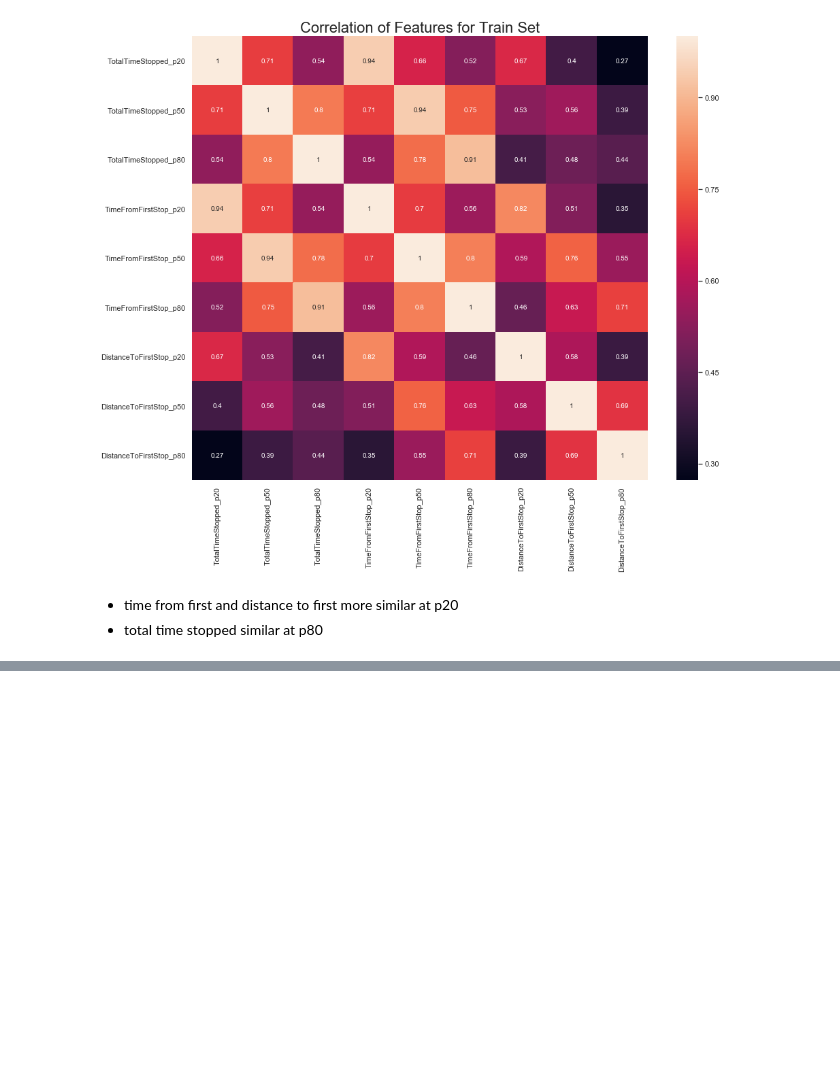
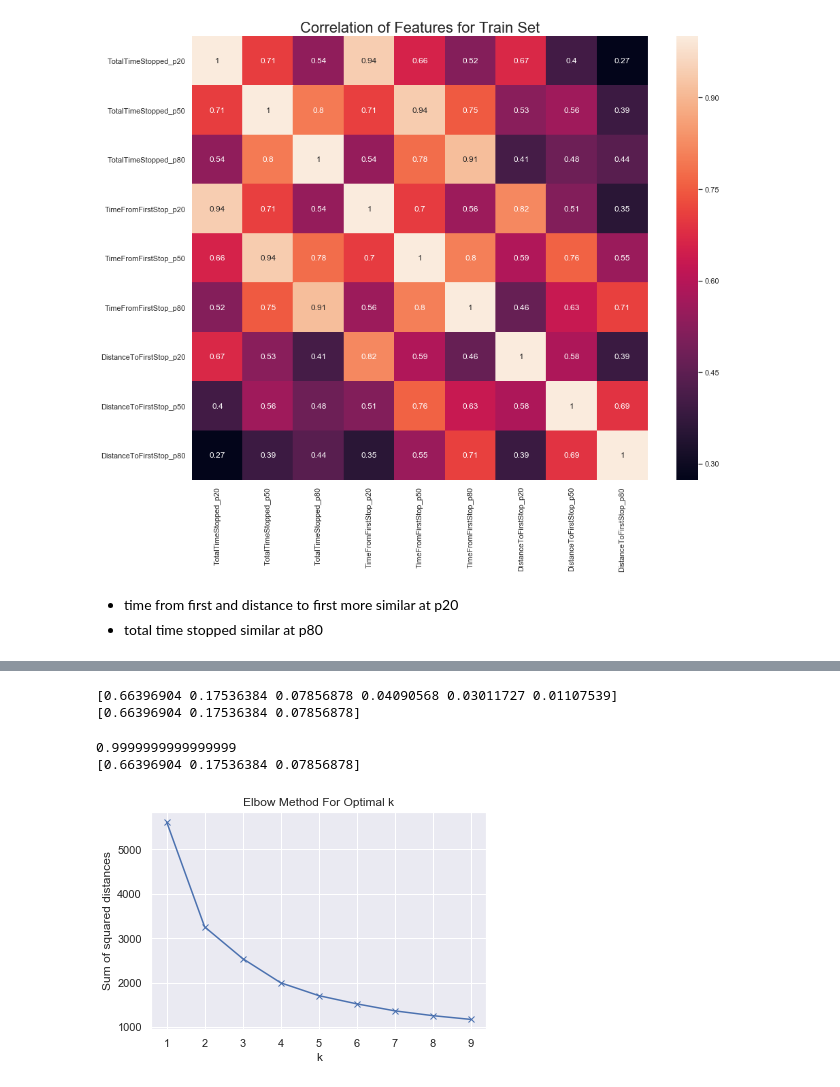
Before and after one commit to emagnusson88/geotab-intersection, a Jupyter notebook: import & visualization_dn.ipynb, the cells around one changed output, grey strips where cells are left out. Cells and saved outputs as stored; diff of their text form; code cells hidden in the pictures; blank space fills up the shorter version.

Commit message:
pca and clustering

```diff
--- a/import & visualization_dn.ipynb
+++ b/import & visualization_dn.ipynb
@@ -380,0 +518,30 @@ plt.show() # ta-da!
+# %%
+print(pca1.explained_variance_ratio_)
+print(pca.explained_variance_ratio_)
+# %% [output]
+[0.66396904 0.17536384 0.07856878 0.04090568 0.03011727 0.01107539]
+[0.66396904 0.17536384 0.07856878]
+# %%
+print(pca1.explained_variance_ratio_.sum())
+print(pca.explained_variance_ratio_)
+# %% [output]
+0.9999999999999999
+[0.66396904 0.17536384 0.07856878]
+# %%
+#sum of squared distances
+ssd = []
+
+K = range(1,10)
+for k in K:
+    km = KMeans(n_clusters=k, random_state=4)
+    km = km.fit(train[min_max_cols])
+    ssd.append(km.inertia_)
+
+plt.plot(K, ssd, 'bx-')
+plt.xlabel('k')
+plt.ylabel('Sum of squared distances')
+plt.title('Elbow Method For Optimal k')
+
+plt.show()
+# %% [output]
+[figure, added]
```
Also changed, not shown: parts of 16 cells of this notebook.
